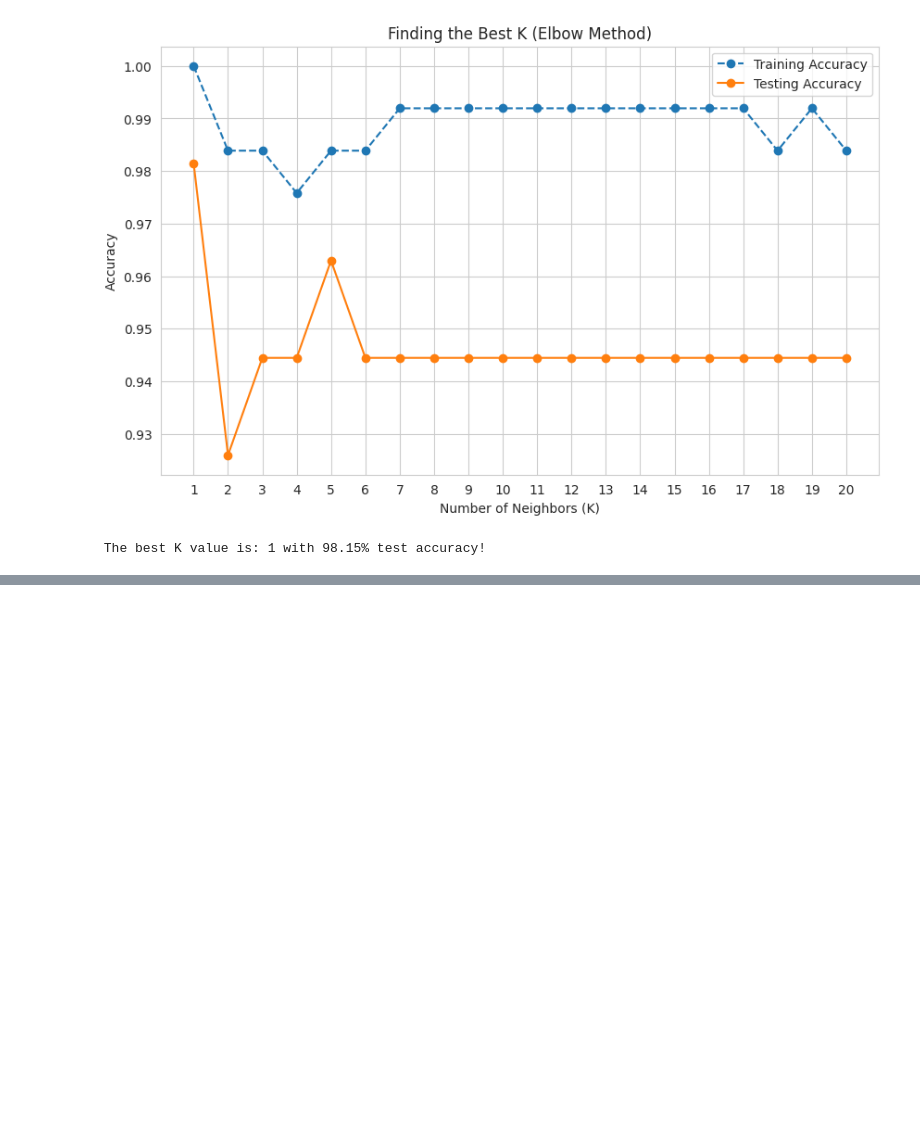
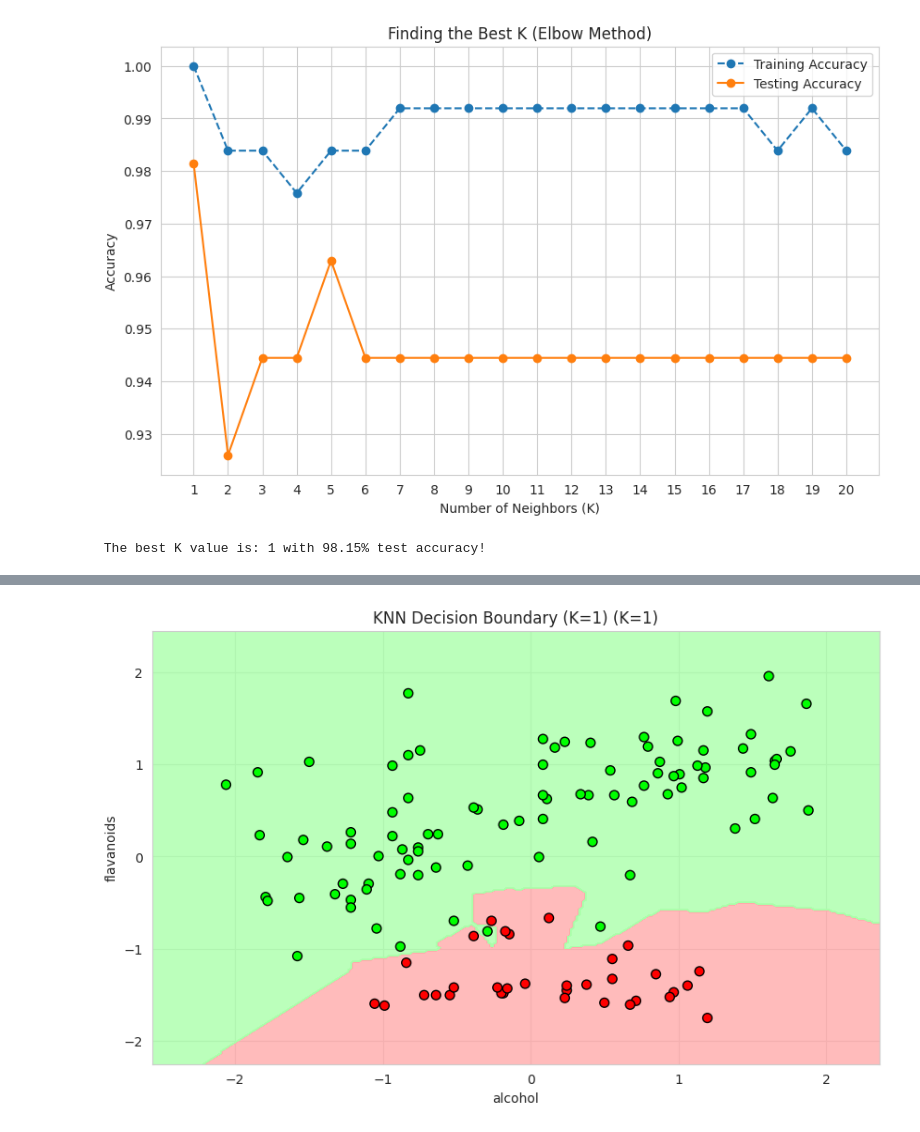
Before and after one commit to hima879/aiml, a Jupyter notebook: KNN/practical.ipynb, the cells around one changed output, grey strips where cells are left out. Cells and saved outputs as stored; diff of their text form; code cells hidden in the pictures; blank space fills up the shorter version.

```diff
--- a/KNN/practical.ipynb
+++ b/KNN/practical.ipynb
@@ -268,3 +268,69 @@ print(f"  - Chance of being Good: {probability[0][1]*100:.2f}%")
 Confidence Scores:
   - Chance of being Bad: 0.00%
   - Chance of being Good: 100.00%
+# %%
+# Cell 12: Visualize Decision Boundary
+from matplotlib.colors import ListedColormap
+
+def plot_decision_boundary(X, y, model, feature1_idx=0, feature2_idx=6, title="Decision Boundary", feature_names=None):
+    """Plot decision boundary using two features: feature1_idx and feature2_idx"""
+    h = 0.02  # step size in the mesh
+
+    # Get the two features
+    X_subset = X[:, [feature1_idx, feature2_idx]]
+
+    # Create color maps
+    cmap_light = ListedColormap(['#FFAAAA', '#AAFFAA'])
+    cmap_bold = ListedColormap(['#FF0000', '#00FF00'])
+
+    # Plot the decision boundary
+    x_min, x_max = X_subset[:, 0].min() - 0.5, X_subset[:, 0].max() + 0.5
+    y_min, y_max = X_subset[:, 1].min() - 0.5, X_subset[:, 1].max() + 0.5
+    xx, yy = np.meshgrid(np.arange(x_min, x_max, h), np.arange(y_min, y_max, h))
+
+    # Predict on mesh
+    Z = model.predict(np.c_[xx.ravel(), yy.ravel()])
+    Z = Z.reshape(xx.shape)
+
+    plt.figure(figsize=(10, 6))
+    plt.contourf(xx, yy, Z, cmap=cmap_light, alpha=0.8)
+
+    # Plot training points
+    scatter = plt.scatter(X_subset[:, 0], X_subset[:, 1], c=y, cmap=cmap_bold,
+                          edgecolor='k', s=50)
+    plt.xlim(xx.min(), xx.max())
+    plt.ylim(yy.min(), yy.max())
+
+    # Use feature names if provided
+    if feature_names is not None:
+        plt.xlabel(feature_names[feature1_idx])
+        plt.ylabel(feature_names[feature2_idx])
+    else:
+        plt.xlabel(f"Feature {feature1_idx}")
+        plt.ylabel(f"Feature {feature2_idx}")
+
+    plt.title(f"{title} (K={model.n_neighbors})")
+    plt.show()
+
+# Plot decision boundary using Alcohol and Flavanoids
+# Train a KNN model on just these two features
+feature1_idx = 0  # Alcohol
+feature2_idx = 6  # Flavanoids
+X_train_2d = X_train_scaled[:, [feature1_idx, feature2_idx]]
+
+# Train the 2D model
+model_2d = KNeighborsClassifier(n_neighbors=best_k)
+model_2d.fit(X_train_2d, y_train)
+
+# Plot
+plot_decision_boundary(
+    X_train_scaled,
+    y_train.values,
+    model_2d,
+    feature1_idx=feature1_idx,
+    feature2_idx=feature2_idx,
+    title=f"KNN Decision Boundary (K={best_k})",
+    feature_names=X_train.columns.tolist()
+)
+# %% [output]
+[figure, added]
```
Also changed, not shown: parts of 2 cells of this notebook.
